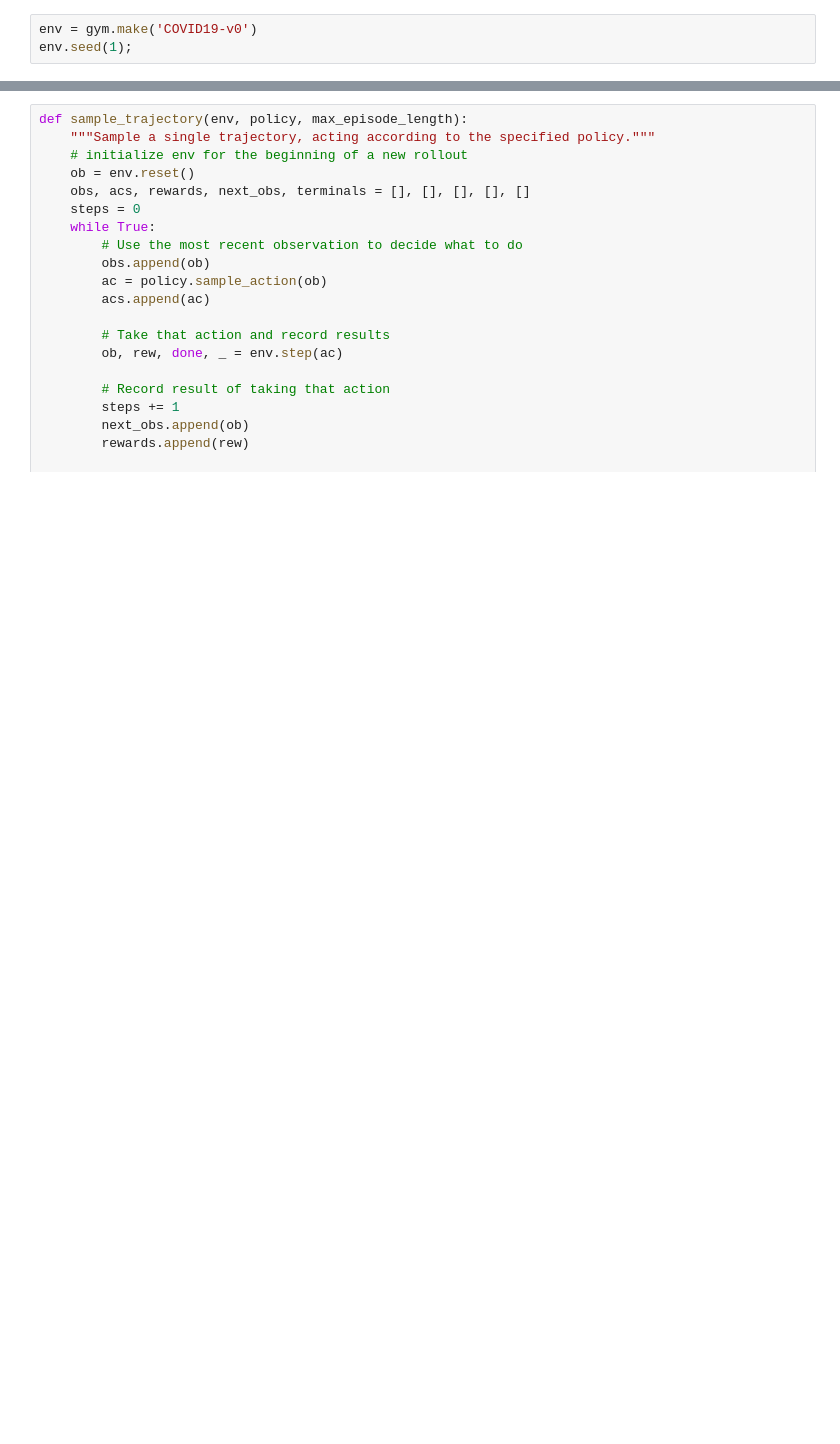
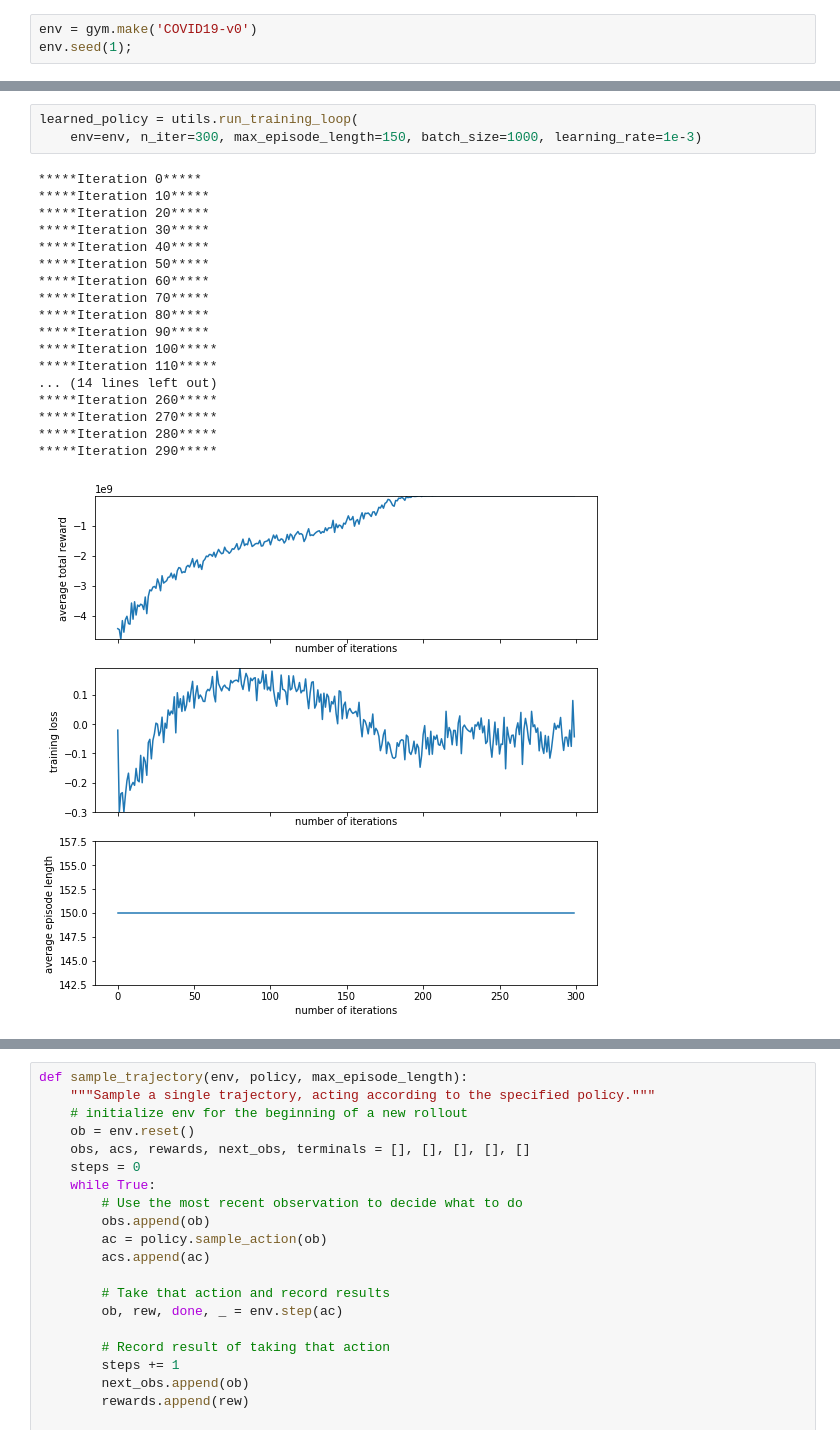
Before and after one commit to chnsh/whynot, a Jupyter notebook: examples/reinforcement_learning/covid19_simulator.ipynb, the cells around one changed output, grey strips where cells are left out. Saved outputs shown, nothing was run; the diff lists cells and outputs as text; blank space fills up the shorter version.

Commit message:
working RL policy with discrete actions

```diff
--- a/examples/reinforcement_learning/covid19_simulator.ipynb
+++ b/examples/reinforcement_learning/covid19_simulator.ipynb
@@ -46,0 +55,22 @@ policies = {
+# %%
+learned_policy = utils.run_training_loop(
+    env=env, n_iter=300, max_episode_length=150, batch_size=1000, learning_rate=1e-3)
+# %% [output]
+*****Iteration 0*****
+*****Iteration 10*****
+*****Iteration 20*****
+*****Iteration 30*****
+*****Iteration 40*****
+*****Iteration 50*****
+*****Iteration 60*****
+*****Iteration 70*****
+*****Iteration 80*****
+*****Iteration 90*****
+*****Iteration 100*****
+*****Iteration 110*****
+... (14 lines left out)
+*****Iteration 260*****
+*****Iteration 270*****
+*****Iteration 280*****
+*****Iteration 290*****
+[figure, added]
```
Also changed, not shown: parts of 7 cells of this notebook, 2 other files.
